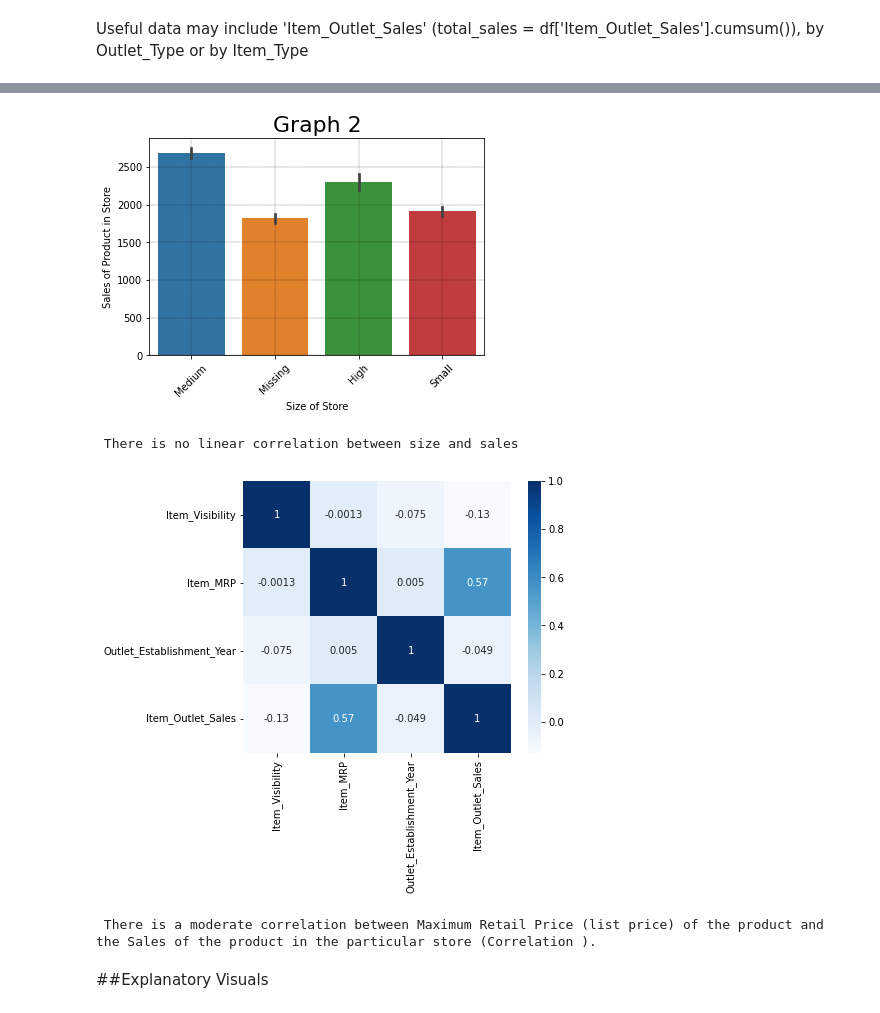
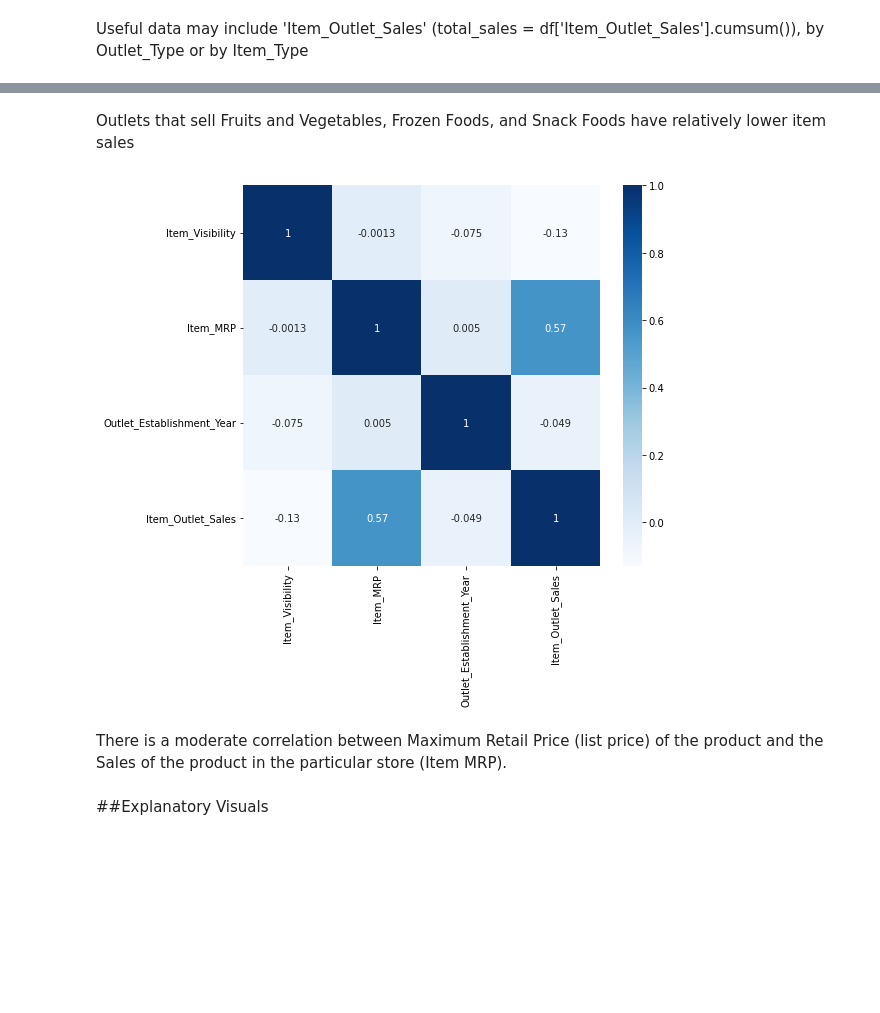
Before and after one commit to craiggossen/Projects, a Jupyter notebook: food_sales_predictions.ipynb, the cells around one changed output, grey strips where cells are left out. Cells and saved outputs as stored; diff of their text form; code cells hidden in the pictures; blank space fills up the shorter version.

```diff
--- a/food_sales_predictions.ipynb
+++ b/food_sales_predictions.ipynb
@@ -301,33 +319,15 @@ print('\n Outlets that sell Fruits and Vegetables, Frozen Foods, and Snack Foods
-# %%
-plt.subplots(figsize=(6, 4))
-sns.barplot(data = df,
-            x = 'Outlet_Size',
-            y = 'Item_Outlet_Sales'
-            );
-
-plt.title('Graph 2', size = 22)
-plt.xlabel('Size of Store')
-plt.ylabel('Sales of Product in Store')
-plt.grid(color = 'k', linestyle = '--', linewidth = 0.25)
-plt.xticks(rotation = 45)
-
-plt.show()
-
-print('\n There is no linear correlation between size and sales')
-# %% [output]
-[figure, removed]
- There is no linear correlation between size and sales
+# %% [markdown]
+Outlets that sell Fruits and Vegetables, Frozen Foods, and Snack Foods have relatively lower item sales
 # %%
 corr = df.corr()
 
-plt.subplots(figsize=(6, 5))
+plt.subplots(figsize=(8, 7))
 sns.heatmap(corr, cmap = 'Blues', annot = True);
 
 plt.show()
-
-print('\n There is a moderate correlation between Maximum Retail Price (list price) of the product and the Sales of the product in the particular store (Correlation ). ')
 # %% [output]
-[figure, old version]
+[figure, new version]
- There is a moderate correlation between Maximum Retail Price (list price) of the product and the Sales of the product in the particular store (Correlation ).
+# %% [markdown]
+There is a moderate correlation between Maximum Retail Price (list price) of the product and the Sales of the product in the particular store (Item MRP).
 # %% [markdown]
 ##Explanatory Visuals
```
Also changed, not shown: parts of 3 cells of this notebook.
